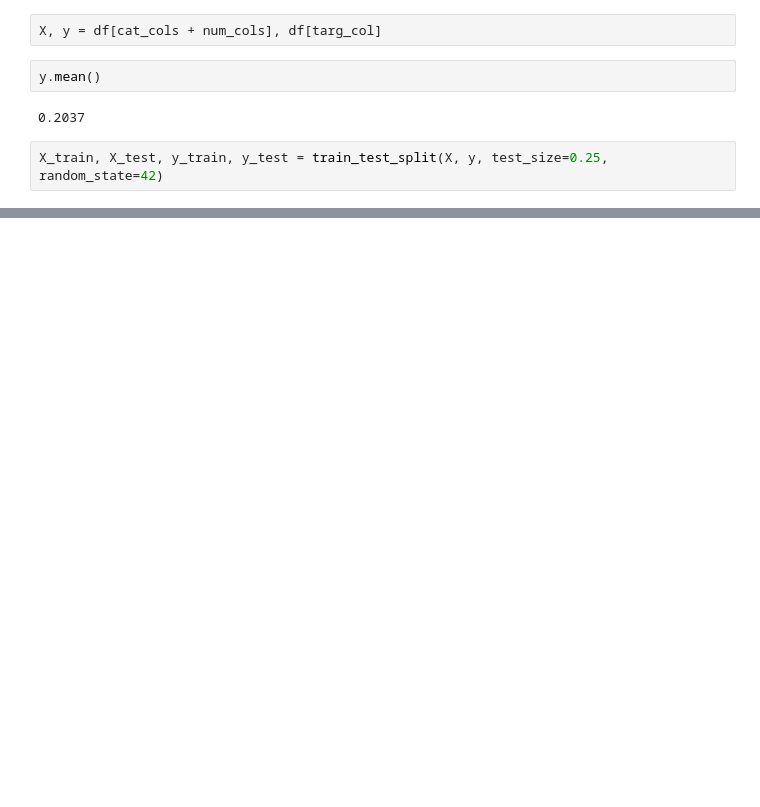
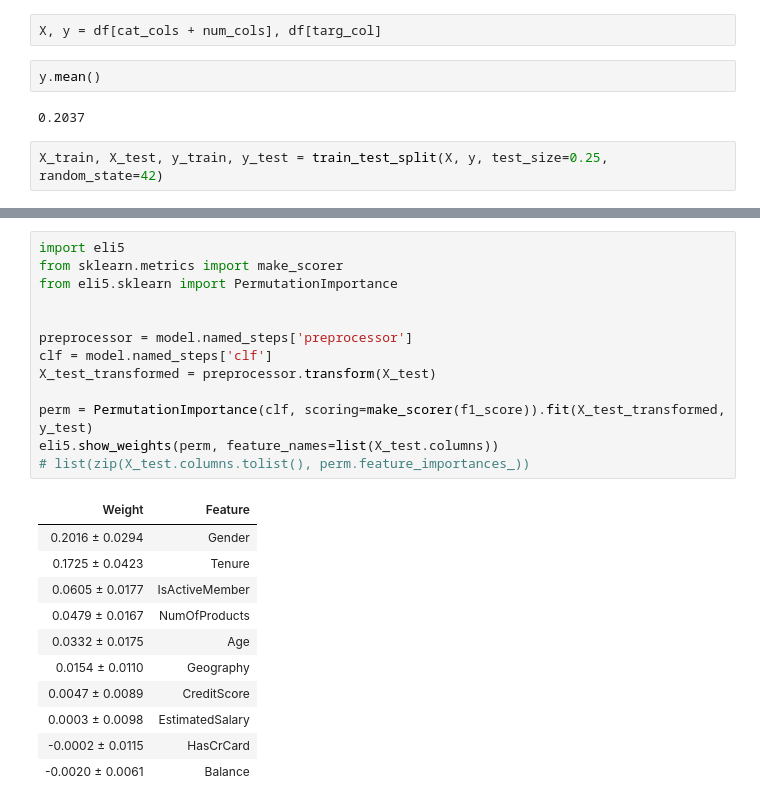
Before and after one commit to iterative/demo-bank-customer-churn, a Jupyter notebook: notebook/TrainChurnModel.ipynb, the cells around one changed output, grey strips where cells are left out. Drawn from its saved outputs; the diff is of its cells as text; blank space fills up the shorter version.

```diff
--- a/notebook/TrainChurnModel.ipynb
+++ b/notebook/TrainChurnModel.ipynb
@@ -72 +113,26 @@ RandomForestClassifier()
+# %%
+import eli5
+from sklearn.metrics import make_scorer
+from eli5.sklearn import PermutationImportance
+
+
+preprocessor = model.named_steps['preprocessor']
+clf = model.named_steps['clf']
+X_test_transformed = preprocessor.transform(X_test)
+
+perm = PermutationImportance(clf, scoring=make_scorer(f1_score)).fit(X_test_transformed, y_test)
+eli5.show_weights(perm, feature_names=list(X_test.columns))
+# list(zip(X_test.columns.tolist(), perm.feature_importances_))
+# %% [output]
+| Weight | Feature |
+| 0.2016 ± 0.0294 | Gender |
+| 0.1725 ± 0.0423 | Tenure |
+| 0.0605 ± 0.0177 | IsActiveMember |
+| 0.0479 ± 0.0167 | NumOfProducts |
+| 0.0332 ± 0.0175 | Age |
+| 0.0154 ± 0.0110 | Geography |
+| 0.0047 ± 0.0089 | CreditScore |
+| 0.0003 ± 0.0098 | EstimatedSalary |
+| -0.0002 ± 0.0115 | HasCrCard |
+| -0.0020 ± 0.0061 | Balance |
 # %%
```
Also changed, not shown: parts of 8 cells of this notebook, 23 other files.
